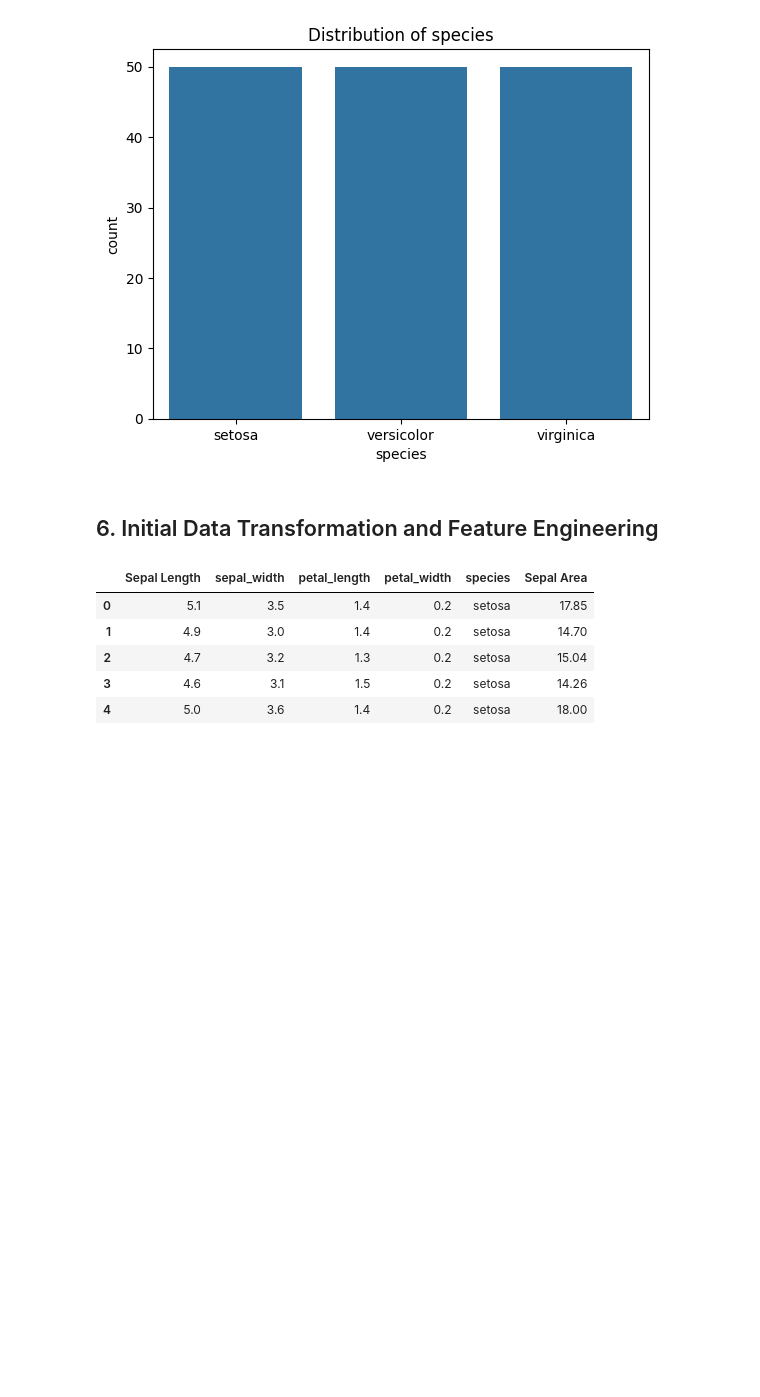
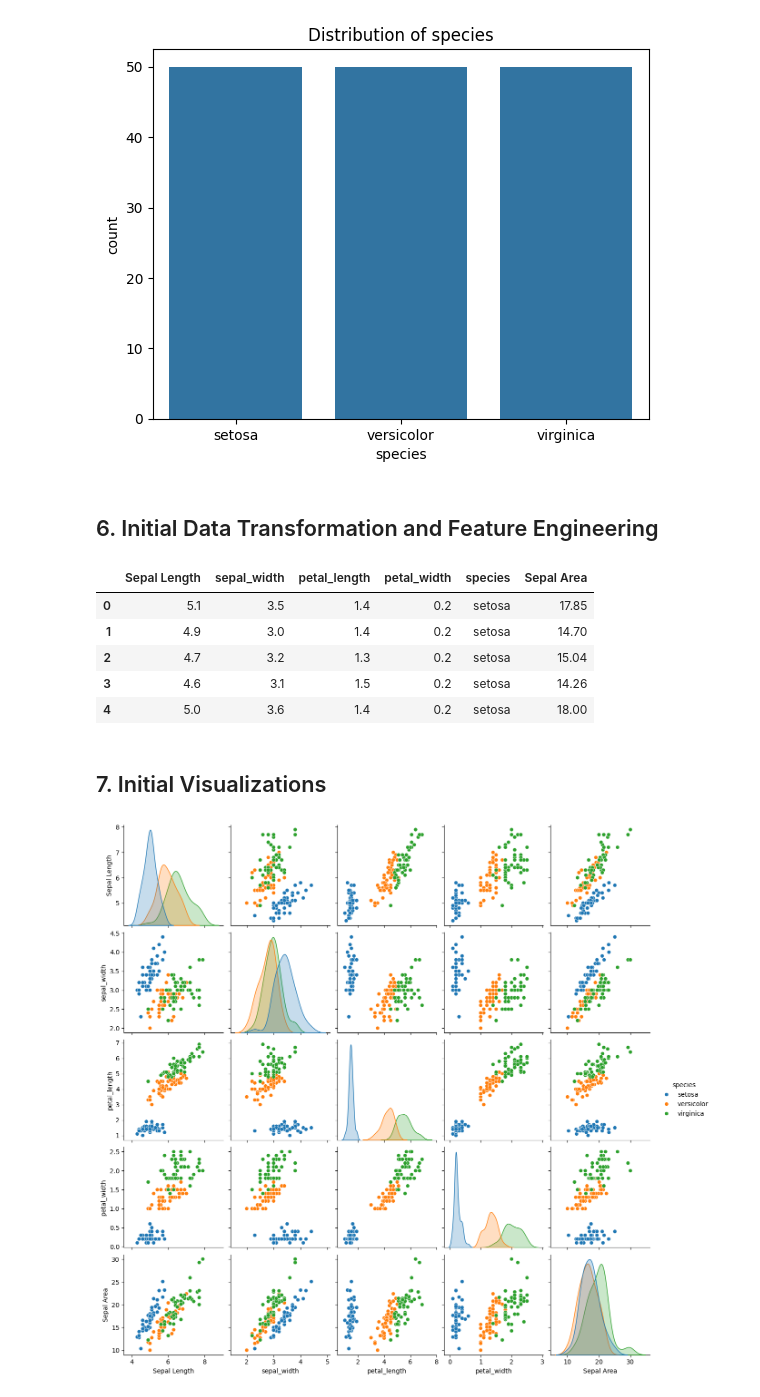
Before and after one commit to brendonmcnulty/datafun-04-eda, a Jupyter notebook: brendon_eda_notebook.ipynb, the cells around one changed output. Drawn from its saved outputs; the diff is of its cells as text; code cells hidden in the pictures; blank space fills up the shorter version.

Commit message:
Add Step 7: Pairplot and scatter plot visualizations

```diff
--- a/brendon_eda_notebook.ipynb
+++ b/brendon_eda_notebook.ipynb
@@ -136,3 +136,13 @@ iris_df.head()
 | 2 | 4.7 | 3.2 | 1.3 | 0.2 | setosa | 15.04 |
 | 3 | 4.6 | 3.1 | 1.5 | 0.2 | setosa | 14.26 |
 | 4 | 5.0 | 3.6 | 1.4 | 0.2 | setosa | 18.00 |
+# %% [markdown]
+## 7. Initial Visualizations
+# %%
+# Pairplot of the Iris dataset
+sns.pairplot(iris_df, hue='species')
+
+import matplotlib.pyplot as plt
+plt.show()
+# %% [output]
+[figure, added]
```
Also changed, not shown: parts of 1 cell of this notebook.
